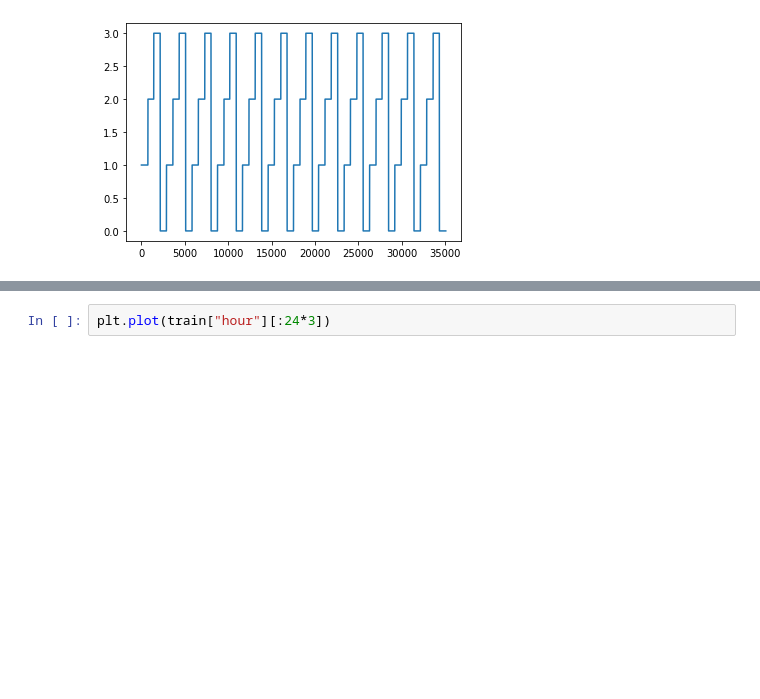
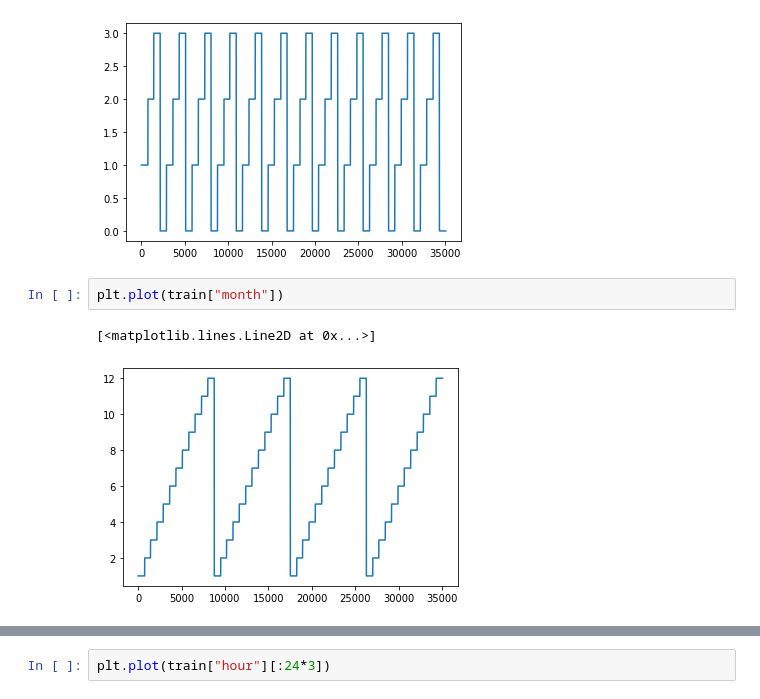
Before and after one commit to 0dminnimda/NTO_bigdata_2022_final, a Jupyter notebook: Baseline.ipynb, the cells around one changed output, grey strips where cells are left out. Cells and saved outputs as stored; diff of their text form; blank space fills up the shorter version.

```diff
--- a/Baseline.ipynb
+++ b/Baseline.ipynb
@@ -52,3 +69,8 @@ plt.plot(train["season"])
 # %% [output]
 [<matplotlib.lines.Line2D at 0x...>]
 [figure]
+# %%
+plt.plot(train["month"])
+# %% [output]
+[<matplotlib.lines.Line2D at 0x...>]
+[figure, added]
```
Also changed, not shown: parts of 10 cells of this notebook.
